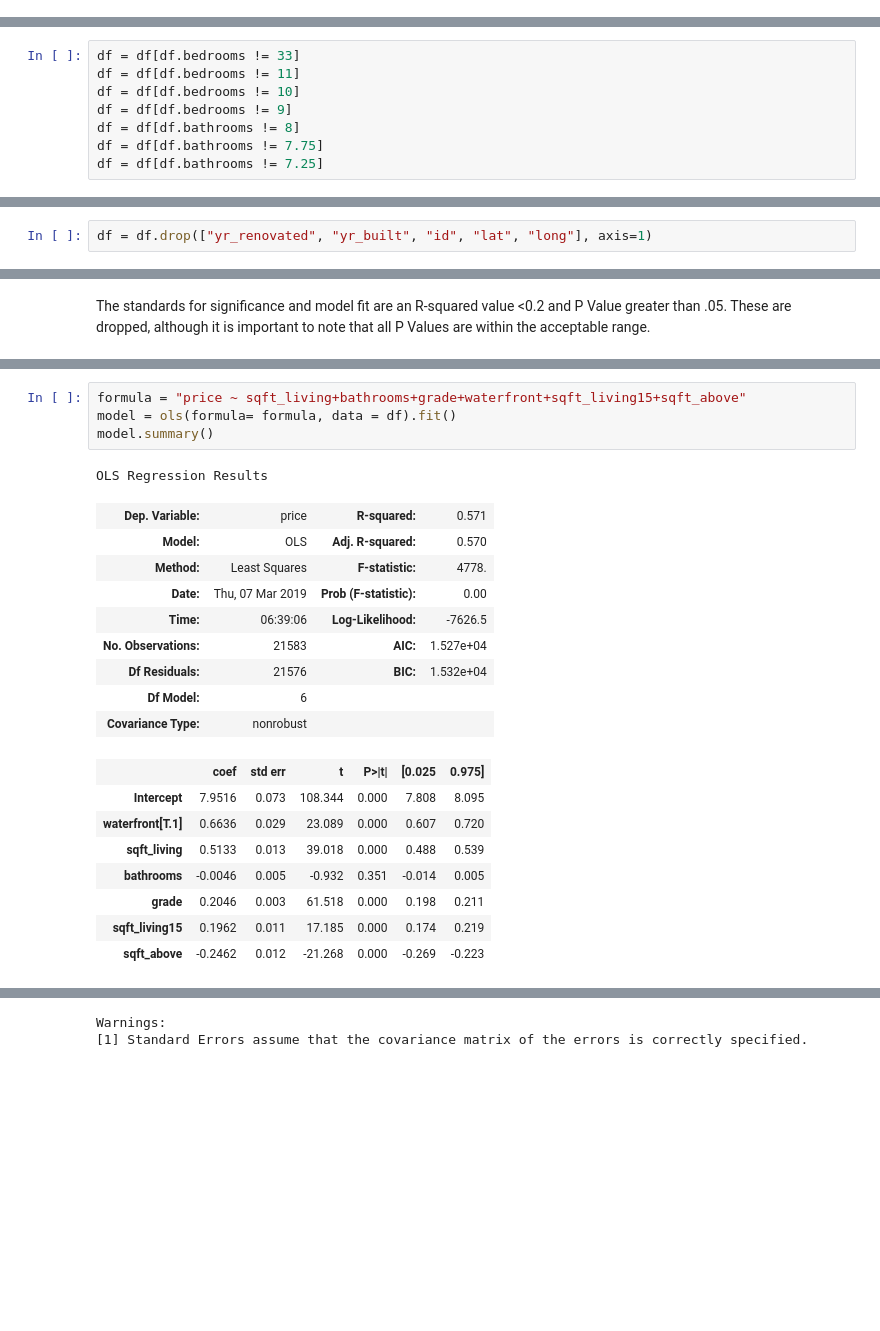
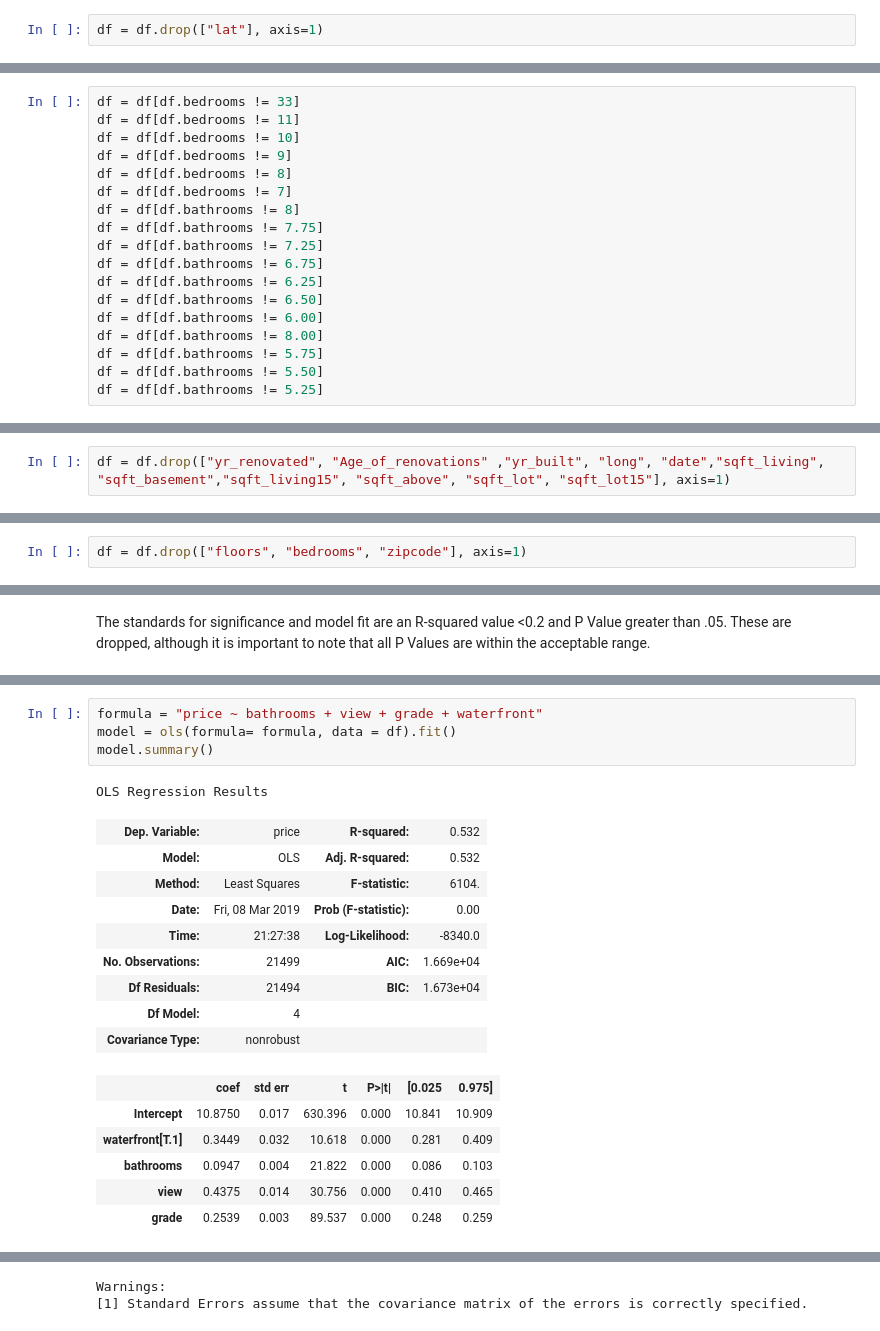
Before and after one commit to Anna-Eissenberg/dsc-1-final-project-online-ds-pt-011419, a Jupyter notebook: Cleaned Data.ipynb, the cells around one changed output, grey strips where cells are left out. Drawn from its saved outputs; the diff is of its cells as text; blank space fills up the shorter version.

```diff
--- a/Cleaned Data.ipynb
+++ b/Cleaned Data.ipynb
@@ -112 +123,3 @@ memory usage: 3.5+ MB
+# %%
+df = df.drop(["lat"], axis=1)
 # %%
@@ -141,9 +188,19 @@ df = df[df.bedrooms != 33]
 df = df[df.bedrooms != 11]
 df = df[df.bedrooms != 10]
 df = df[df.bedrooms != 9]
+df = df[df.bedrooms != 8]
+df = df[df.bedrooms != 7]
 df = df[df.bathrooms != 8]
 df = df[df.bathrooms != 7.75]
 df = df[df.bathrooms != 7.25]
+df = df[df.bathrooms != 6.75]
+df = df[df.bathrooms != 6.25]
+df = df[df.bathrooms != 6.50]
+df = df[df.bathrooms != 6.00]
+df = df[df.bathrooms != 8.00]
+df = df[df.bathrooms != 5.75]
+df = df[df.bathrooms != 5.50]
+df = df[df.bathrooms != 5.25]
 # %% [markdown]
 Log Transformations:
 # %%
@@ -207,2 +264,2 @@ Now, it's time to run the model. From the above testing, it's apparent that ID,
 # %%
-df = df.drop(["yr_renovated", "yr_built", "id", "lat", "long"], axis=1)
+df = df.drop(["yr_renovated", "Age_of_renovations" ,"yr_built", "long", "date","sqft_living", "sqft_basement","sqft_living15", "sqft_above", "sqft_lot", "sqft_lot15"], axis=1)
@@ -290,3 +323,5 @@ strong multicollinearity or other numerical problems.
+# %%
+df = df.drop(["floors", "bedrooms", "zipcode"], axis=1)
 # %% [markdown]
 Now we will run recursive feature elimination to examine each varible's impact on the price of housing. We are looking for significant p values (below .05), and coefficents that are greater than .1.
 # %%
@@ -388,23 +409,21 @@ pd.DataFrame(results)
 # %%
-formula = "price ~ sqft_living+bathrooms+grade+waterfront+sqft_living15+sqft_above"
+formula = "price ~ bathrooms + view + grade + waterfront"
 model = ols(formula= formula, data = df).fit()
 model.summary()
 # %% [output]
 OLS Regression Results
-| Dep. Variable: | price | R-squared: | 0.571 |
-| Model: | OLS | Adj. R-squared: | 0.570 |
-| Method: | Least Squares | F-statistic: | 4778. |
-| Date: | Thu, 07 Mar 2019 | Prob (F-statistic): | 0.00 |
-| Time: | 06:39:06 | Log-Likelihood: | -7626.5 |
-| No. Observations: | 21583 | AIC: | 1.527e+04 |
-| Df Residuals: | 21576 | BIC: | 1.532e+04 |
-| Df Model: | 6 |  |  |
+| Dep. Variable: | price | R-squared: | 0.532 |
+| Model: | OLS | Adj. R-squared: | 0.532 |
+| Method: | Least Squares | F-statistic: | 6104. |
+| Date: | Fri, 08 Mar 2019 | Prob (F-statistic): | 0.00 |
+| Time: | 21:27:38 | Log-Likelihood: | -8340.0 |
+| No. Observations: | 21499 | AIC: | 1.669e+04 |
+| Df Residuals: | 21494 | BIC: | 1.673e+04 |
+| Df Model: | 4 |  |  |
 | Covariance Type: | nonrobust |  |  |
 |  | coef | std err | t | P>|t| | [0.025 | 0.975] |
-| Intercept | 7.9516 | 0.073 | 108.344 | 0.000 | 7.808 | 8.095 |
-| waterfront[T.1] | 0.6636 | 0.029 | 23.089 | 0.000 | 0.607 | 0.720 |
-| sqft_living | 0.5133 | 0.013 | 39.018 | 0.000 | 0.488 | 0.539 |
-| bathrooms | -0.0046 | 0.005 | -0.932 | 0.351 | -0.014 | 0.005 |
-| grade | 0.2046 | 0.003 | 61.518 | 0.000 | 0.198 | 0.211 |
-| sqft_living15 | 0.1962 | 0.011 | 17.185 | 0.000 | 0.174 | 0.219 |
-| sqft_above | -0.2462 | 0.012 | -21.268 | 0.000 | -0.269 | -0.223 |
+| Intercept | 10.8750 | 0.017 | 630.396 | 0.000 | 10.841 | 10.909 |
+| waterfront[T.1] | 0.3449 | 0.032 | 10.618 | 0.000 | 0.281 | 0.409 |
+| bathrooms | 0.0947 | 0.004 | 21.822 | 0.000 | 0.086 | 0.103 |
+| view | 0.4375 | 0.014 | 30.756 | 0.000 | 0.410 | 0.465 |
+| grade | 0.2539 | 0.003 | 89.537 | 0.000 | 0.248 | 0.259 |
```
Also changed, not shown: parts of 43 cells of this notebook.
